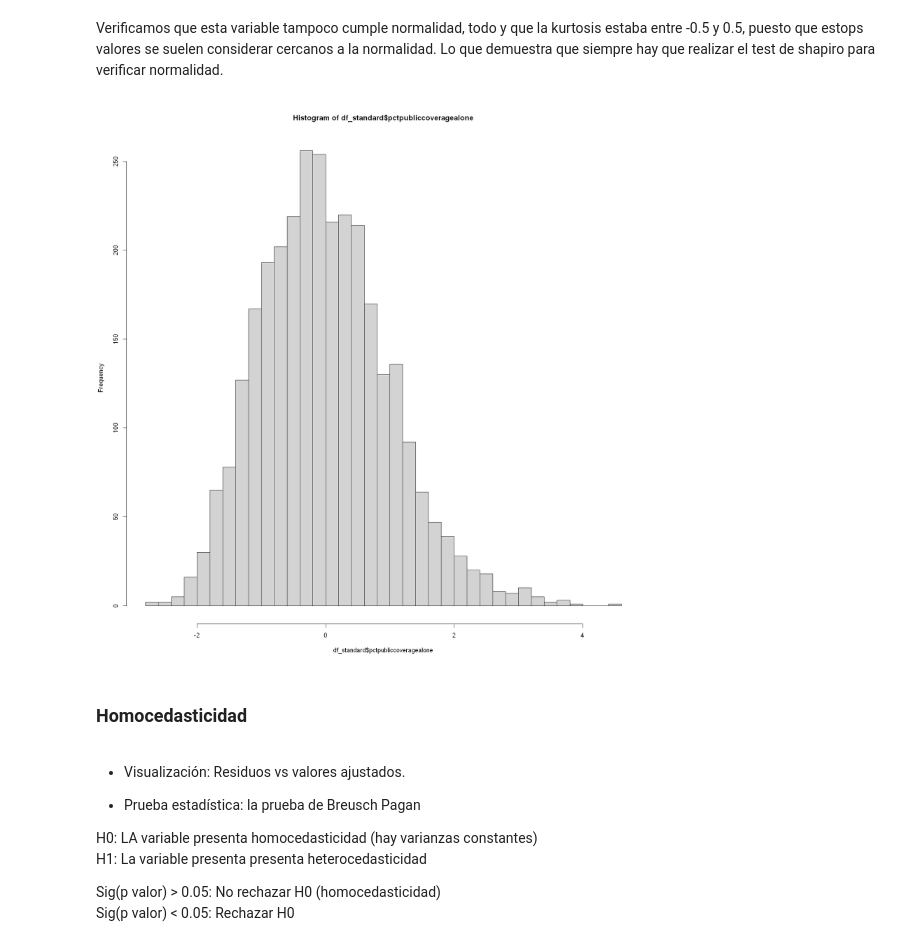
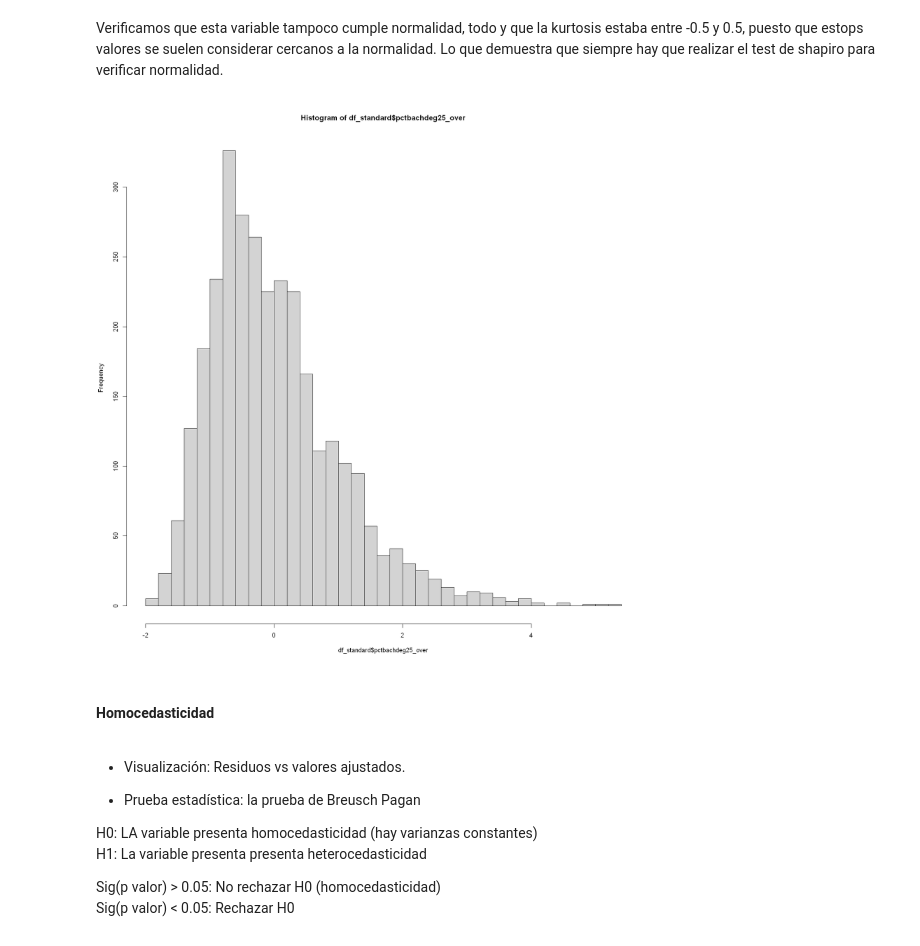
Before and after one commit to Didac-piferrer/MUDS, a Jupyter notebook: Estadistica/E4/MD004DidacPiferrerIglesiasAC04.ipynb, the cells around one changed output. Drawn from its saved outputs; the diff is of its cells as text; code cells hidden in the pictures.

```diff
--- a/Estadistica/E4/MD004DidacPiferrerIglesiasAC04.ipynb
+++ b/Estadistica/E4/MD004DidacPiferrerIglesiasAC04.ipynb
@@ -341,5 +335,5 @@ Viendo este analálisis pues, vemos que la variable que mayor correlación tiene
 # %%
-mydf <- select(df_filtrado, c(target_deathrate,incidencerate, pctpubliccoveragealone))
+mydf <- select(df_filtrado, c(target_deathrate,incidencerate, pctbachdeg25_over))
 mydf
 # %% [output]
 A data.frame: 3047 × 3
@@ -569,11 +563,11 @@ W = 0.98147, p-value = 4.834e-16
 # %% [markdown]
 Verificamos que esta variable tampoco cumple normalidad, todo y que la kurtosis estaba entre -0.5 y 0.5, puesto que estops valores se suelen considerar cercanos a la normalidad. Lo que demuestra que siempre hay que realizar el test de shapiro para verificar normalidad.
 # %%
-hist(df_standard$pctpubliccoveragealone, breaks = 30)
+hist(df_standard$pctbachdeg25_over, breaks = 30)
 # %% [output]
-[figure, old version]
+[figure, new version]
 # %% [markdown]
-### Homocedasticidad
+#### Homocedasticidad
 # %% [markdown]
 - Visualización: Residuos vs valores ajustados.
 
```
Also changed, not shown: parts of 38 cells of this notebook.
